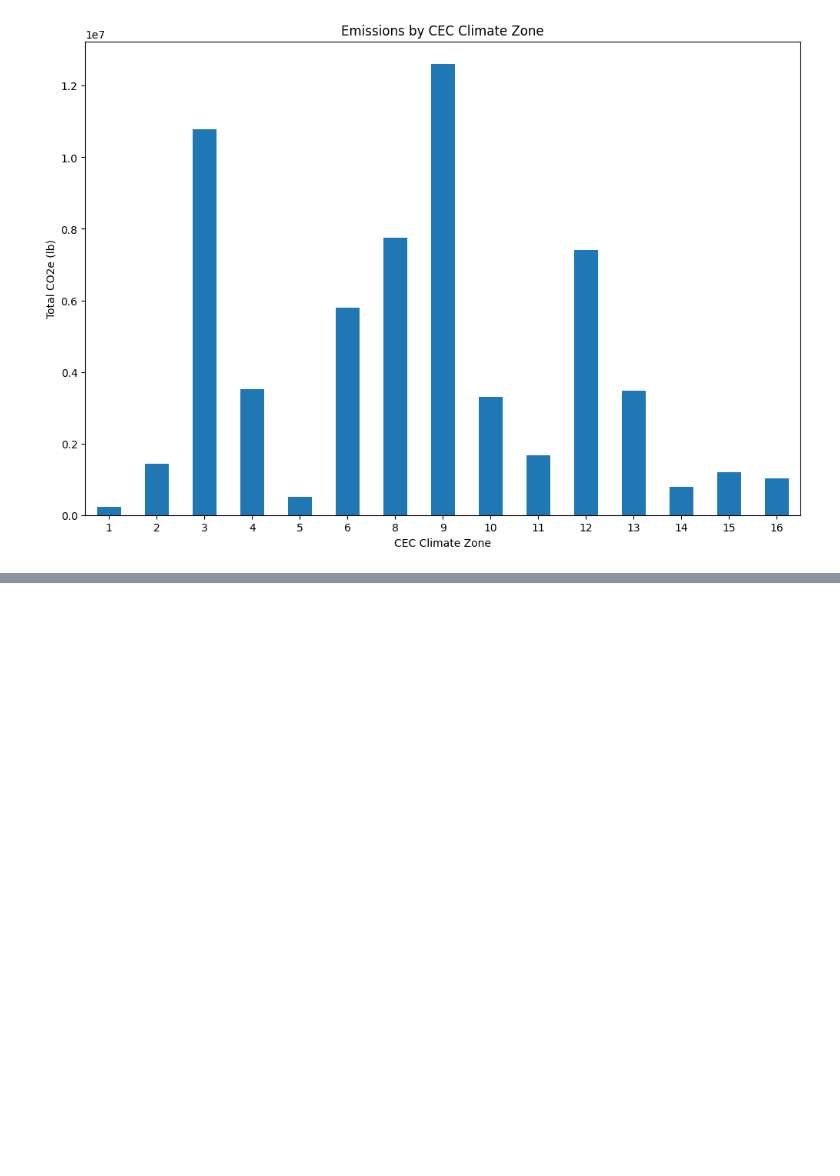
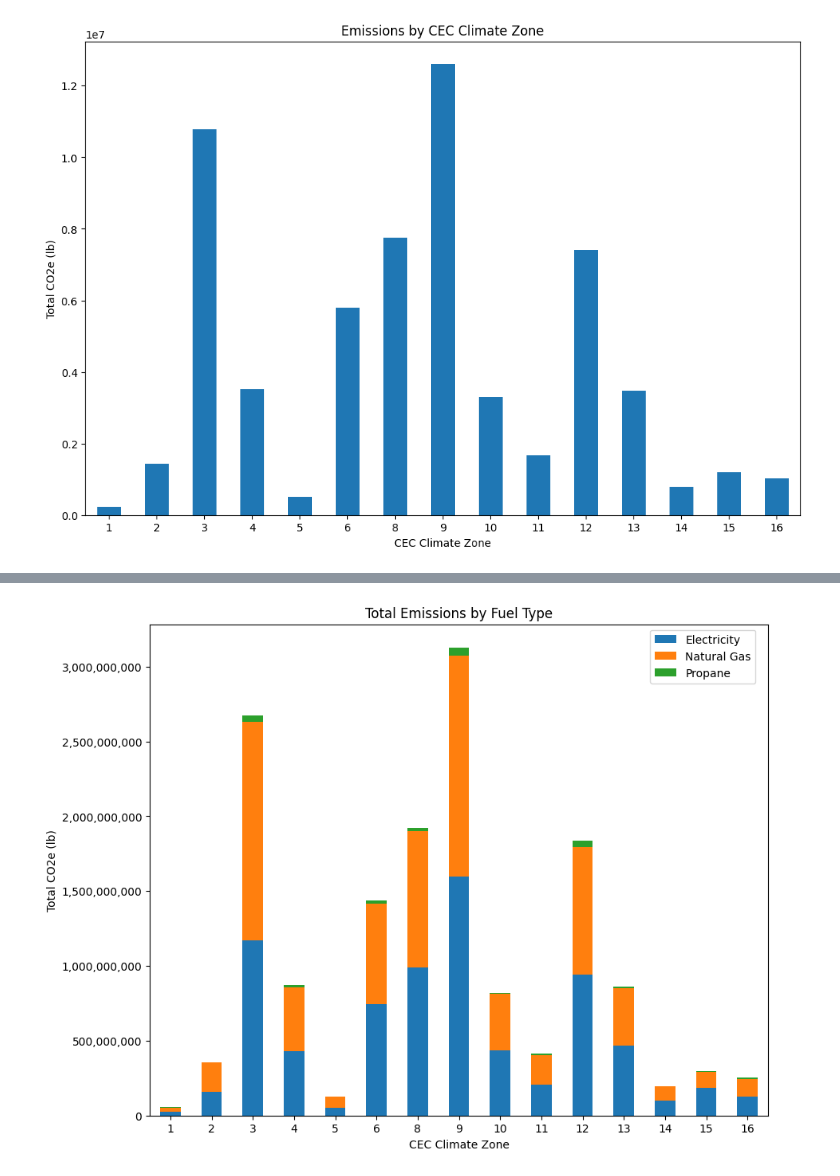
Before and after one commit to NREL/buildstock-query, a Jupyter notebook: example_usage/gashpwh_emissions.ipynb, the cells around one changed output, grey strips where cells are left out. Cells and saved outputs as stored; diff of their text form; code cells hidden in the pictures; blank space fills up the shorter version.

```diff
--- a/example_usage/gashpwh_emissions.ipynb
+++ b/example_usage/gashpwh_emissions.ipynb
@@ -328,0 +218,92 @@ plt.show()
+# %%
+# Total Emissions by fuel type:
+
+regex_patterns = [
+    # 'report_simulation_output.emissions',
+'build_existing_model.cec_climate_zone',
+'build_existing_model.geometry_stories',
+'build_existing_model.sample_weight',
+'build_existing_model.occupants',
+'report_simulation_output.emissions_co_2_e_lrmer_mid_case_15_total_lb',
+
+# Totals by fuel type:
+'report_simulation_output.emissions_co_2_e_lrmer_mid_case_15_electricity_total_lb', # For Fuel Type Electricity Total
+'report_simulation_output.emissions_co_2_e_lrmer_mid_case_15_natural_gas_total_lb', # For Fuel Type Natural Gas Total
+'report_simulation_output.emissions_co_2_e_lrmer_mid_case_15_propane_total_lb', # For Fuel Type Propane Total
+
+# Heating, electricity:
+'report_simulation_output.emissions_co_2_e_lrmer_mid_case_15_electricity_heating_fans_pumps_lb', # For Heating by fuel type electricity
+'report_simulation_output.emissions_co_2_e_lrmer_mid_case_15_electricity_heating_heat_pump_backup_fans_pumps_lb', # For Heating by fuel type electricity
+'report_simulation_output.emissions_co_2_e_lrmer_mid_case_15_electricity_heating_heat_pump_backup_lb', # For Heating by fuel type electricity
+'report_simulation_output.emissions_co_2_e_lrmer_mid_case_15_electricity_heating_lb', # For Heating by fuel type electricity
+
+# Water Heating, electricity:
+'report_simulation_output.emissions_co_2_e_lrmer_mid_case_15_electricity_hot_water_lb', # For water heating by fuel type electricity
+'report_simulation_output.emissions_co_2_e_lrmer_mid_case_15_electricity_hot_water_recirc_pump_lb', # For water heating by fuel type electricity
+'report_simulation_output.emissions_co_2_e_lrmer_mid_case_15_electricity_hot_water_solar_thermal_pump_lb', # For water heating by fuel type electricity
+
+# Heating, natural gas:
+'report_simulation_output.emissions_co_2_e_lrmer_mid_case_15_natural_gas_heating_heat_pump_backup_lb', # For Heating by fuel type natural gas
+'report_simulation_output.emissions_co_2_e_lrmer_mid_case_15_natural_gas_heating_lb', # For Heating by fuel type natural gas
+
+# Water Heating, natural gas:
+'report_simulation_output.emissions_co_2_e_lrmer_mid_case_15_natural_gas_hot_water_lb', # For water heating by fuel type natural gas
+
+# Heating, propane:
+'report_simulation_output.emissions_co_2_e_lrmer_mid_case_15_propane_heating_heat_pump_backup_lb', # For heating by fuel type Propane
+'report_simulation_output.emissions_co_2_e_lrmer_mid_case_15_propane_heating_lb', # For heating by fuel type Propane
+
+# Water Heating, propane:
+'report_simulation_output.emissions_co_2_e_lrmer_mid_case_15_propane_hot_water_lb' # For water heating by fuel type propane
+
+]
+
+# Filter out rows with the specified column value
+#df_filtered = df[df['build_existing_model.heating_fuel'] != 'None']
+
+df_total = df
+df_total['total'] = (df_total['report_simulation_output.emissions_co_2_e_lrmer_mid_case_15_electricity_total_lb'] + \
+    df_total['report_simulation_output.emissions_co_2_e_lrmer_mid_case_15_natural_gas_total_lb'] + \
+        df_total['report_simulation_output.emissions_co_2_e_lrmer_mid_case_15_propane_total_lb'])
+
+
+
+# Convert the column to numeric (integer)
+grouped_by_electricity = df_total.groupby(['build_existing_model.cec_climate_zone'])['report_simulation_output.emissions_co_2_e_lrmer_mid_case_15_electricity_total_lb'].sum()
+grouped_by_natural_gas = df_total.groupby(['build_existing_model.cec_climate_zone'])['report_simulation_output.emissions_co_2_e_lrmer_mid_case_15_natural_gas_total_lb'].sum()
+grouped_by_propane = df_total.groupby(['build_existing_model.cec_climate_zone'])['report_simulation_output.emissions_co_2_e_lrmer_mid_case_15_propane_total_lb'].sum()
+
+grouped_by_all = pd.DataFrame(
+    {
+        'Electricity': grouped_by_electricity*248,
+        'Natural Gas': grouped_by_natural_gas*248,
+        'Propane': grouped_by_propane*248
+    }
+)
+grouped_by_all
+
+
+import matplotlib.pyplot as plt
+import matplotlib.ticker as ticker
+
+# Set the inline backend and desired figure size
+%matplotlib inline
+plt.rcParams['figure.figsize'] = (10, 8)  # Adjust figsize as needed
+
+
+ax = grouped_by_all.plot(kind='bar', stacked=True)
+plt.xlabel('CEC Climate Zone')
+plt.ylabel('Total CO2e (lb)')
+plt.title('Total Emissions by Fuel Type')
+plt.xticks(rotation=0)
+
+# Move the legend to the right by adjusting bbox_to_anchor
+plt.legend(title='', bbox_to_anchor=(0.8, 1), loc='upper left')
+
+# Format y-axis tick labels with commas
+ax.yaxis.set_major_formatter(ticker.FuncFormatter(lambda x, p: format(int(x), ',')))
+
+
+plt.show()
+# %% [output]
+[figure, added]
```
Also changed, not shown: parts of 20 cells of this notebook, 2 other files.
